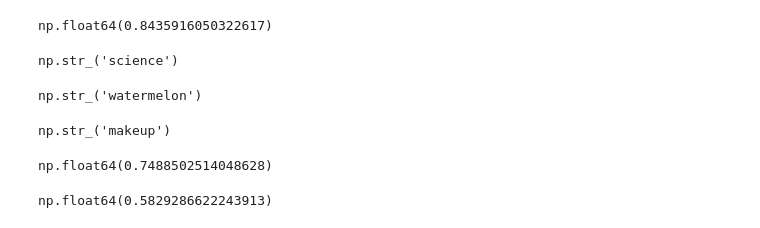
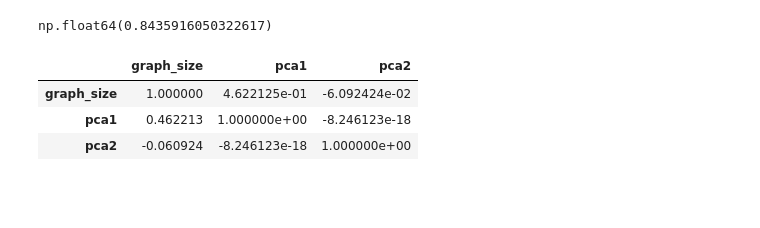
Before and after one commit to Marcus-Friis/thesis, a Jupyter notebook: notebooks/fsm_embeddings.ipynb, the cells around one changed output. Cells and saved outputs as stored; diff of their text form; code cells hidden in the pictures; blank space fills up the shorter version.

```diff
--- a/notebooks/fsm_embeddings.ipynb
+++ b/notebooks/fsm_embeddings.ipynb
@@ -17,0 +16,4 @@ graphs = gspan_to_igraph(gspan)
+# %%
+data_path = '../data/hashtags/edges/'
+edge_files = [file for file in os.listdir(data_path) if file.endswith('.txt')]
+df = pd.DataFrame([file.split('_')[0] for file in edge_files], columns=['edge_files'])
@@ -75,7 +101,3 @@ Text(0, 0.5, 'PC2')
 pca.explained_variance_ratio_.sum()
 # %% [output]
 np.float64(0.8435916050322617)
-# %%
-labels[17]
-# %% [output]
-np.str_('science')
@@ -93,16 +104,7 @@ for i in range(30):
-# %%
-labels[15]
-# %% [output]
-np.str_('watermelon')
-# %%
-labels[np.argmax(asdf[15])]
-# %% [output]
-np.str_('makeup')
-# %%
-np.max(asdf[15])
-# %% [output]
-np.float64(0.7488502514048628)
-# %%
-asdf[15, 17]
-# %% [output]
-np.float64(0.5829286622243913)
+# %%
+df[['graph_size', 'pca1', 'pca2']].corr()
+# %% [output]
+|  | graph_size | pca1 | pca2 |
+| graph_size | 1.000000 | 4.622125e-01 | -6.092424e-02 |
+| pca1 | 0.462213 | 1.000000e+00 | -8.246123e-18 |
+| pca2 | -0.060924 | -8.246123e-18 | 1.000000e+00 |
```
Also changed, not shown: parts of 16 cells of this notebook.
